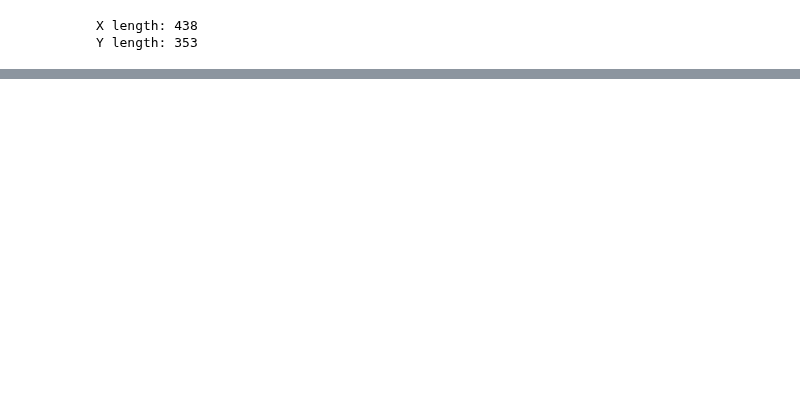
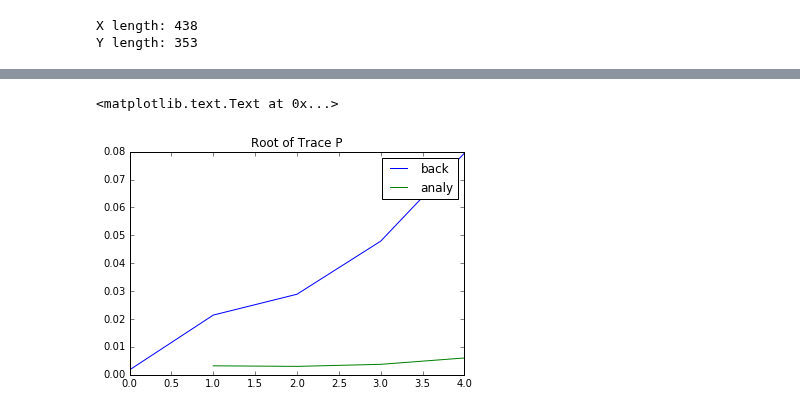
Before and after one commit to travisMharty/letkf_forecasting, a Jupyter notebook: run_file.ipynb, the cells around one changed output, grey strips where cells are left out. Cells and saved outputs as stored; diff of their text form; code cells hidden in the pictures; blank space fills up the shorter version.

```diff
--- a/run_file.ipynb
+++ b/run_file.ipynb
@@ -230,0 +236,9 @@ advection_number: 2
+# %%
+plt.figure()
+plt.plot(np.sqrt(trace_back))
+plt.plot(np.sqrt(trace_analy))
+plt.legend(['back', 'analy'])
+plt.title('Root of Trace P')
+# %% [output]
+<matplotlib.text.Text at 0x...>
+[figure, added]
```
Also changed, not shown: parts of 6 cells of this notebook, 1 other file.
